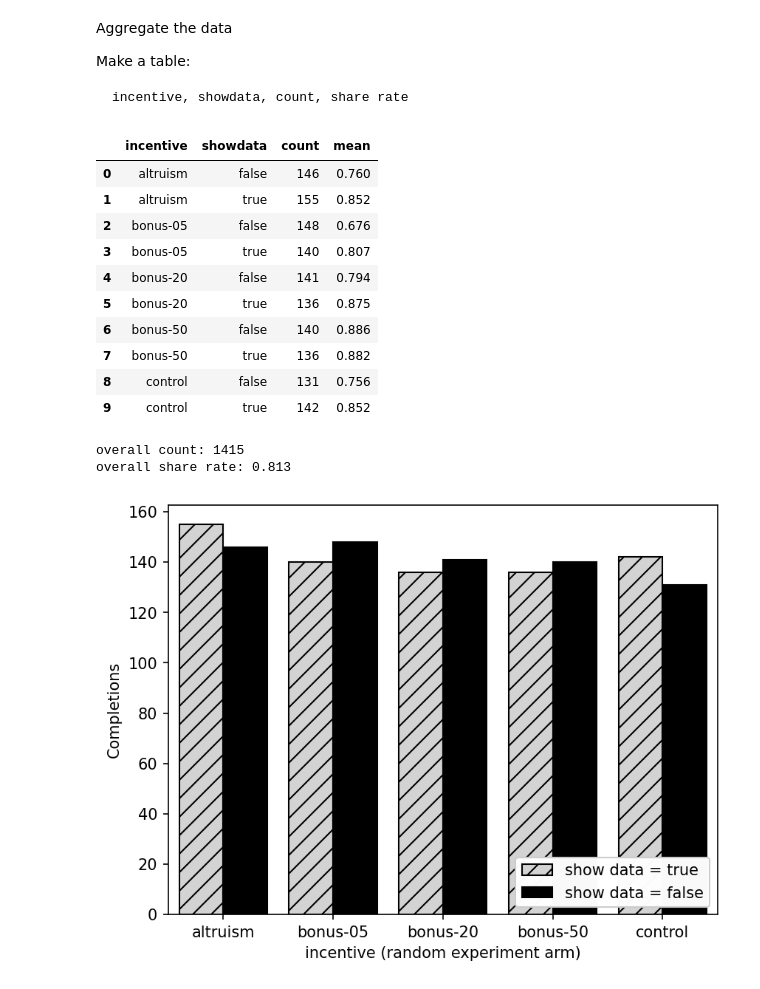
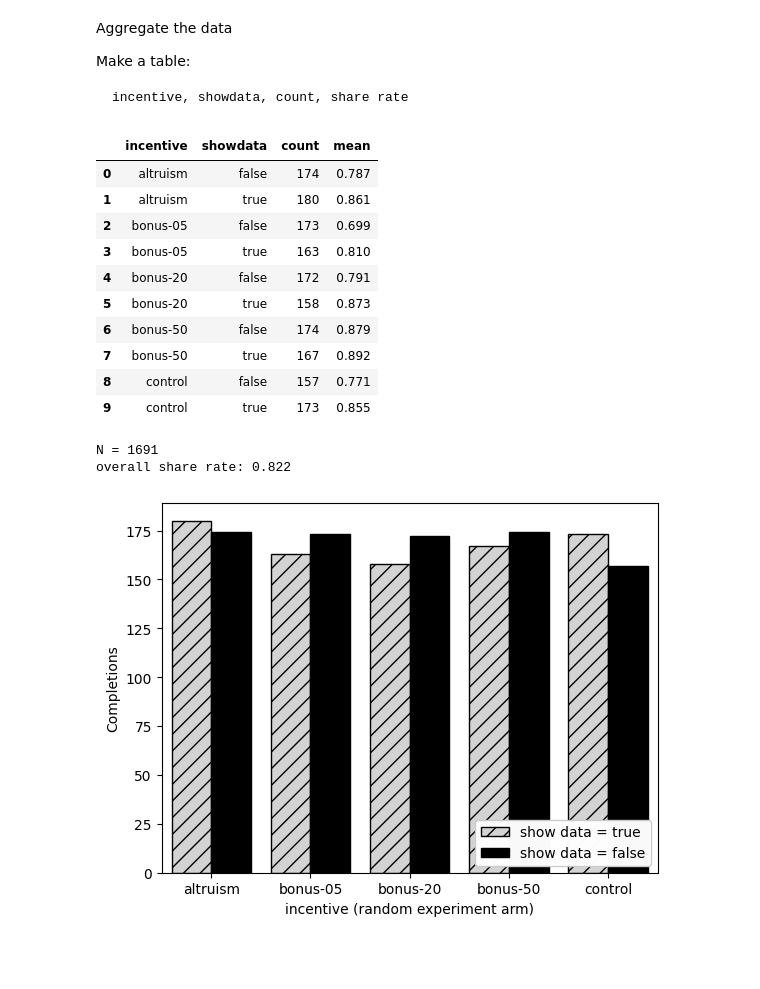
Before and after one commit to aberke/amazon-study, a Jupyter notebook: data-analysis/share-probe.ipynb, the cells around one changed output. Cells and saved outputs as stored; diff of their text form; code cells hidden in the pictures; blank space fills up the shorter version.

````diff
--- a/data-analysis/share-probe.ipynb
+++ b/data-analysis/share-probe.ipynb
@@ -13,8 +13,9 @@ import numpy as np
 import pandas as pd
 
 # This data was filtered to responses that were considered completed (included attention check at the end)
-# Downloaded from Qualtrics 11-22-2022
-data_filepath = '../data/amazon-purchases-survey-v0-completed-11-22-2022-raw.csv'
+# Downloaded from Qualtrics indicated by date in filename
+data_filepath = '../data/amazon-purchases-survey-v0-completed-11-30-2022-raw.csv'
+# data_filepath = '../data/amazon-purchases-survey-v0-completed-11-22-2022-raw.csv'
 # %%
 pd.set_option('max_columns', None)
 
@@ -87,30 +153,31 @@ Make a table:
 ```
 incentive, showdata, count, share rate
 ```
+# %%
+def get_aggregate_share_df(df):
+    return df.groupby(['incentive','showdata'])['share'].agg(['count','mean']).round(3).reset_index()
 # %%
-agg_share_df = share_df.groupby(['incentive','showdata'])['share'].agg(['count','mean']).round(3).reset_index()
+agg_share_df = get_aggregate_share_df(df)
 agg_share_df
 # %% [output]
 |  | incentive | showdata | count | mean |
-| 0 | altruism | false | 146 | 0.760 |
-| 1 | altruism | true | 155 | 0.852 |
-| 2 | bonus-05 | false | 148 | 0.676 |
-| 3 | bonus-05 | true | 140 | 0.807 |
-| 4 | bonus-20 | false | 141 | 0.794 |
-| 5 | bonus-20 | true | 136 | 0.875 |
-| 6 | bonus-50 | false | 140 | 0.886 |
-| 7 | bonus-50 | true | 136 | 0.882 |
-| 8 | control | false | 131 | 0.756 |
-| 9 | control | true | 142 | 0.852 |
+| 0 | altruism | false | 174 | 0.787 |
+| 1 | altruism | true | 180 | 0.861 |
+| 2 | bonus-05 | false | 173 | 0.699 |
+| 3 | bonus-05 | true | 163 | 0.810 |
+| 4 | bonus-20 | false | 172 | 0.791 |
+| 5 | bonus-20 | true | 158 | 0.873 |
+| 6 | bonus-50 | false | 174 | 0.879 |
+| 7 | bonus-50 | true | 167 | 0.892 |
+| 8 | control | false | 157 | 0.771 |
+| 9 | control | true | 173 | 0.855 |
 # %%
 # overall
-overall_count = agg_share_df['count'].sum()
-overall_share_rate = share_df['share'].mean().round(3)
+N = agg_share_df['count'].sum()
+overall_share_rate = df['share'].mean().round(3)
 
-print('overall count: %s' % overall_count)
+print('N = %s' % N)
 print('overall share rate: %s' % overall_share_rate)
 # %% [output]
-overall count: 1415
-overall share rate: 0.813
+N = 1691
+overall share rate: 0.822
-# %%
-pdf = agg_share_df.set_index('incentive')
@@ -117,27 +205,6 @@ pdf = agg_share_df.set_index('incentive')
 # %%
 # plot count
-fig,ax = plt.subplots(1,1, dpi=150)
-
-width = 0.4
-pdf = agg_share_df
-(pdf[pdf['showdata']=='true']['count']
- .plot(
-    kind='bar', color='lightgray', edgecolor='black', hatch='//',
-    label='show data = true',
-    ax=ax, width=width, position=1
-))
-(pdf[pdf['showdata']=='false']['count']
- .plot(
-    kind='bar', color='black',
-    edgecolor='black',
-    label='show data = false',
-    ax=ax, width=width, position=0)
-)
-ax.set_ylabel('Completions')
-ax.set_xlabel('incentive (random experiment arm)')
-ax.set_xlim([-0.5,4.5])
-ax.legend(facecolor='white', framealpha=0.98, loc='lower right')
-# ax.set_ylim([0,59])
-_ = ax.set_xticklabels(pdf[pdf['showdata']=='true']['incentive'], rotation=0)
+fig,ax = plt.subplots(1,1)#, dpi=150)
+plot_count(agg_share_df, ax)
 # %% [output]
-[figure, old version]
+[figure, new version]
````
Also changed, not shown: parts of 22 cells of this notebook.
